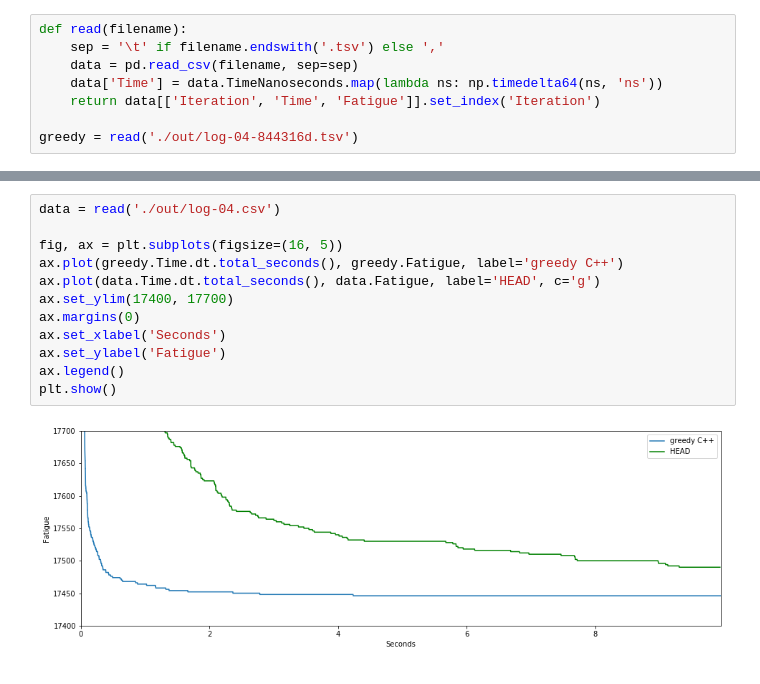
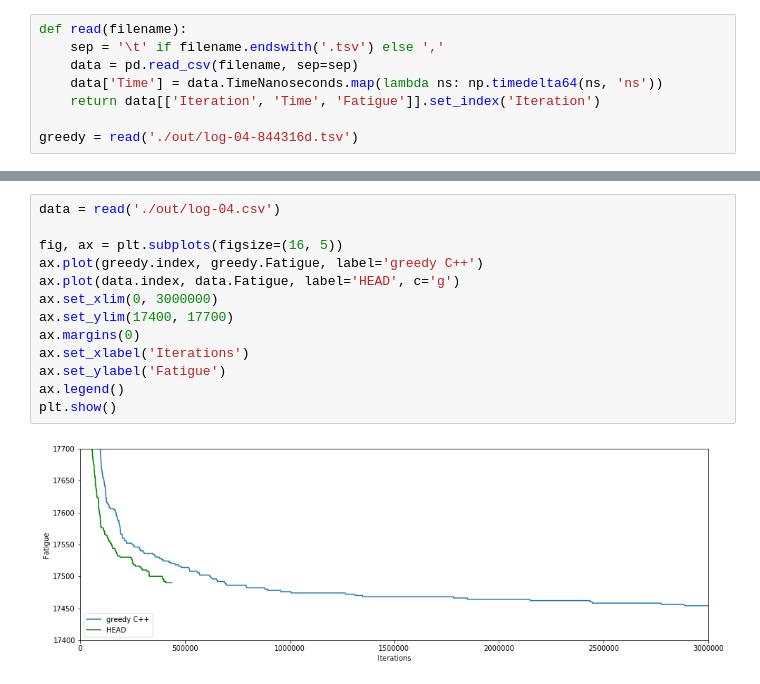
Before and after one commit to slava-sh/university-scheduler, a Jupyter notebook: Performance.ipynb, the cells around one changed output, grey strips where cells are left out. Drawn from its saved outputs; the diff is of its cells as text.

Commit message:
Add another figure

```diff
--- a/Performance.ipynb
+++ b/Performance.ipynb
@@ -14,14 +33,15 @@ greedy = read('./out/log-04-844316d.tsv')
 # %%
 data = read('./out/log-04.csv')
 
 fig, ax = plt.subplots(figsize=(16, 5))
-ax.plot(greedy.Time.dt.total_seconds(), greedy.Fatigue, label='greedy C++')
-ax.plot(data.Time.dt.total_seconds(), data.Fatigue, label='HEAD', c='g')
+ax.plot(greedy.index, greedy.Fatigue, label='greedy C++')
+ax.plot(data.index, data.Fatigue, label='HEAD', c='g')
+ax.set_xlim(0, 3000000)
 ax.set_ylim(17400, 17700)
 ax.margins(0)
-ax.set_xlabel('Seconds')
+ax.set_xlabel('Iterations')
 ax.set_ylabel('Fatigue')
 ax.legend()
 plt.show()
 # %% [output]
-[figure, old version]
+[figure, new version]
```
Also changed, not shown: parts of 1 cell of this notebook.
